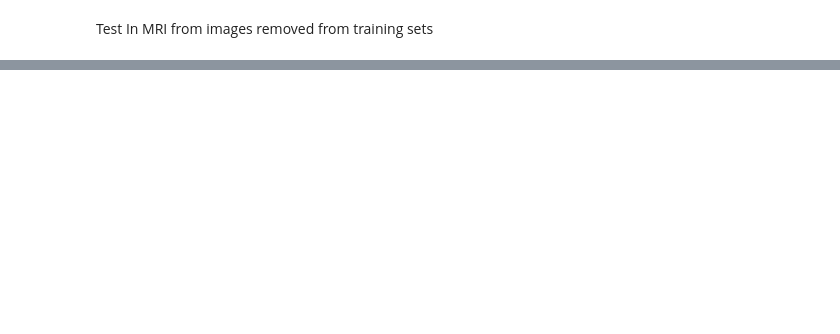
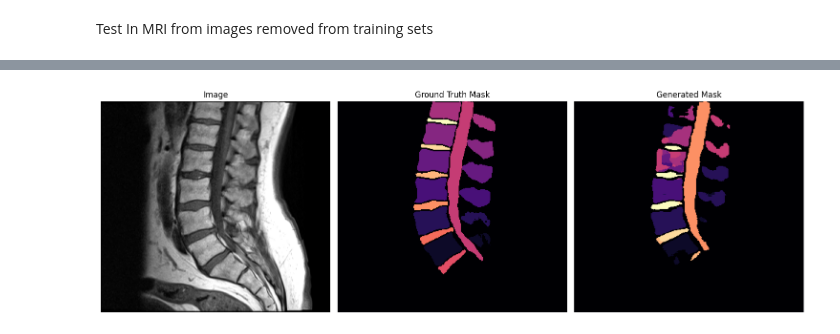
Before and after one commit to KonstantinosAnthoulis/e19005-Segmentation-on-Spine-MRIs-UNet, a Jupyter notebook: inference.ipynb, the cells around one changed output, grey strips where cells are left out. Drawn from its saved outputs; the diff is of its cells as text; code cells hidden in the pictures; blank space fills up the shorter version.

Commit message:
file import from jhub

```diff
--- a/inference.ipynb
+++ b/inference.ipynb
@@ -102,0 +196,19 @@ Split the image into slices in loop and run inference model eval
+# %%
+image_path = "/home/kanthoulis/spider/inference_mri/image_2_t1.mha"
+ground_truth_path = "/home/kanthoulis/spider/inference_mri/label_2_t1.mha"
+generated_mask_path = "/home/kanthoulis/spider/inference_mri/output.mha"
+
+image_sitk = sitk.ReadImage(image_path)
+image_np = sitk.GetArrayFromImage(image_sitk)
+#print(image_sitk)
+print(image_np.shape)
+
+ground_label_sitk = sitk.ReadImage(ground_truth_path)
+ground_label_np = sitk.GetArrayFromImage(ground_label_sitk)
+#print(image_sitk)
+print(ground_label_np.shape)
+
+generated_mask_sitk = sitk.ReadImage(generated_mask_path)
+generated_mask_np = sitk.GetArrayFromImage(generated_mask_sitk)
+#print(image_sitk)
+print(generated_mask_np.shape)
@@ -102,0 +219,60 @@ Split the image into slices in loop and run inference model eval
+# %%
+import numpy as np
+import matplotlib.pyplot as plt
+import matplotlib.colors as mcolors
+
+# Select a slice index (middle slice)
+slice_index = image_np.shape[2] // 2
+
+# Flip only the image and ground truth label (not the generated mask)
+flipped_image_np = np.flipud(image_np)
+flipped_ground_label_np = np.flipud(ground_label_np)
+
+# Map unique label values to sequential integers (0, 1, 2, ...)
+unique_values = np.unique(flipped_ground_label_np)
+value_mapping = {val: idx for idx, val in enumerate(unique_values)}
+
+# Apply mapping to ground truth mask
+mapped_ground_label_np = np.vectorize(value_mapping.get)(flipped_ground_label_np)
+
+# Define a colormap that applies the same colors to both masks
+num_classes = len(unique_values)
+cmap = plt.get_cmap('magma', num_classes)  # Use 'magma' with discrete colors
+norm = mcolors.BoundaryNorm(boundaries=np.arange(num_classes+1)-0.5, ncolors=num_classes)
+
+# Plot the images side by side
+fig, axes = plt.subplots(1, 3, figsize=(15, 5))
+
+# Plot the first image (original image, flipped)
+axes[0].imshow(flipped_image_np[:, :, slice_index], cmap='gray')
+axes[0].set_title("Image")
+axes[0].axis('off')
+
+# Plot the mapped ground truth label mask
+axes[1].imshow(mapped_ground_label_np[:, :, slice_index], cmap=cmap, norm=norm)
+axes[1].set_title("Ground Truth Mask")
+axes[1].axis('off')
+
+# Plot the generated mask with the same colormap
+axes[2].imshow(generated_mask_np[slice_index, :, :], cmap=cmap, norm=norm)
+axes[2].set_title("Generated Mask")
+axes[2].axis('off')
+
+# Show the plot
+plt.tight_layout()
+
+# Define the directory and filename
+output_dir = "/home/kanthoulis/spider/metrics_png/"
+output_file = os.path.join(output_dir, "e19005seg_masks_comparison.png")
+
+# Ensure the directory exists
+#os.makedirs(output_dir, exist_ok=True)
+
+# Save the plot instead of showing it
+plt.savefig(output_file, dpi=300, bbox_inches="tight")  # High-quality PNG
+
+# Optionally, print confirmation
+print(f"Plot saved at: {output_file}")
+
+plt.show()
+# %% [output]
@@ -102,0 +280 @@ Split the image into slices in loop and run inference model eval
+[figure, added]
```
Also changed, not shown: parts of 14 cells of this notebook, 31 other files.
